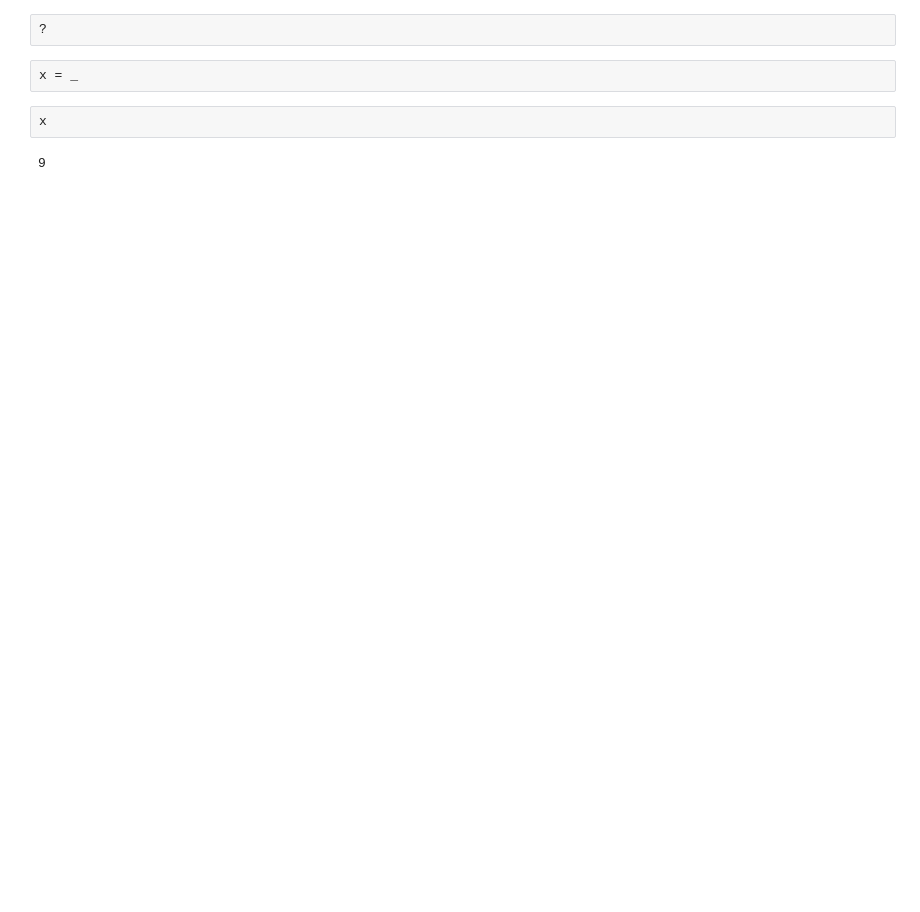
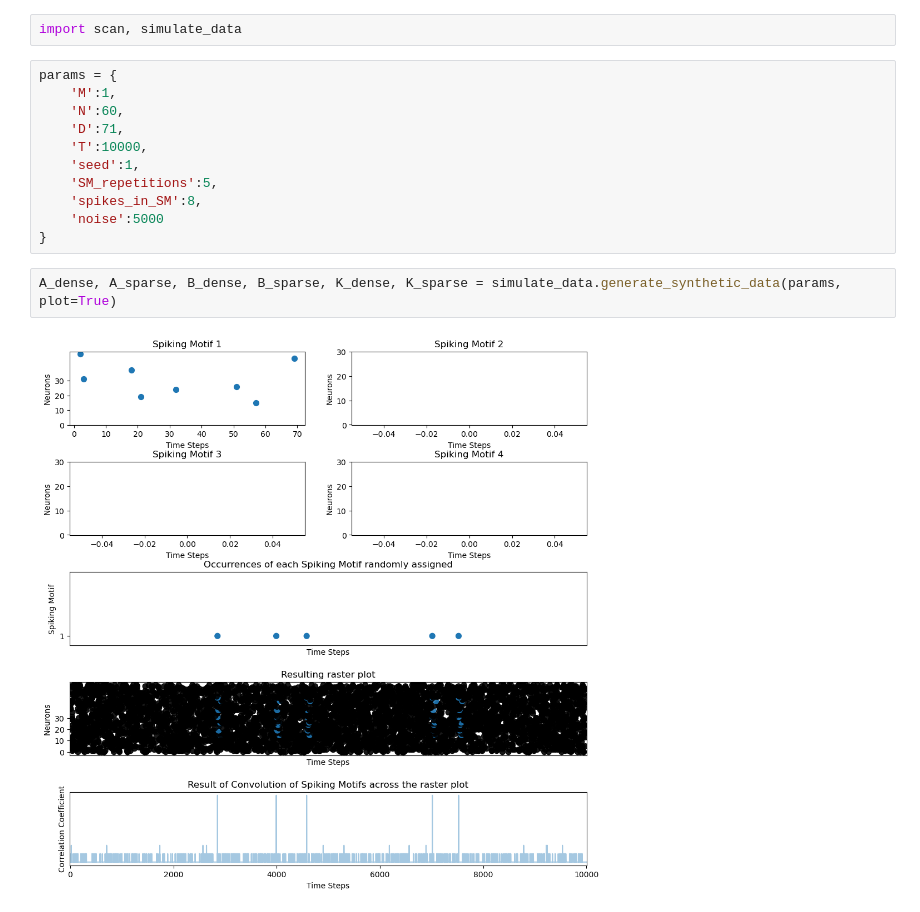
Before and after one commit to CosmicSurgery/thesis_notebooks, a Jupyter notebook: 2023.10.26 - My last folder/2023.11.04 - Surogate raster function.ipynb, the cells around one changed output. Saved outputs shown, nothing was run; the diff lists cells and outputs as text; blank space fills up the shorter version.

Commit message:
trying to get neurobio figures...

```diff
--- a/2023.10.26 - My last folder/2023.11.04 - Surogate raster function.ipynb
+++ b/2023.10.26 - My last folder/2023.11.04 - Surogate raster function.ipynb
@@ -84,8 +1,17 @@ AttributeError: module 'numpy.random' has no attribute 'bernoulli'
-# %%
-?
-# %%
-x = _
-# %%
-x
-# %% [output]
-9
+# %%
+import scan, simulate_data
+# %%
+params = {
+    'M':1,
+    'N':60,
+    'D':71,
+    'T':10000,
+    'seed':1,
+    'SM_repetitions':5,
+    'spikes_in_SM':8,
+    'noise':5000
+}
+# %%
+A_dense, A_sparse, B_dense, B_sparse, K_dense, K_sparse = simulate_data.generate_synthetic_data(params, plot=True)
+# %% [output]
+[figure, added]
```
Also changed, not shown: parts of 30 cells of this notebook, 7 other files.
